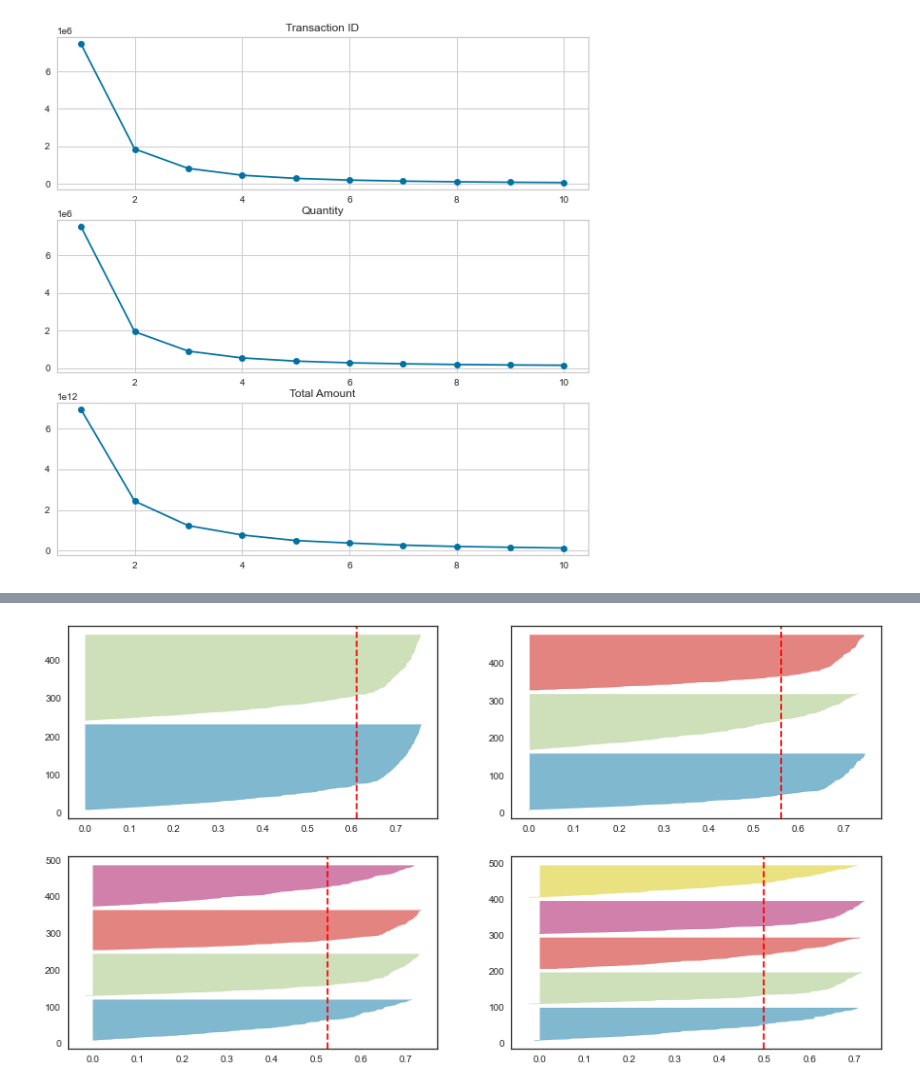
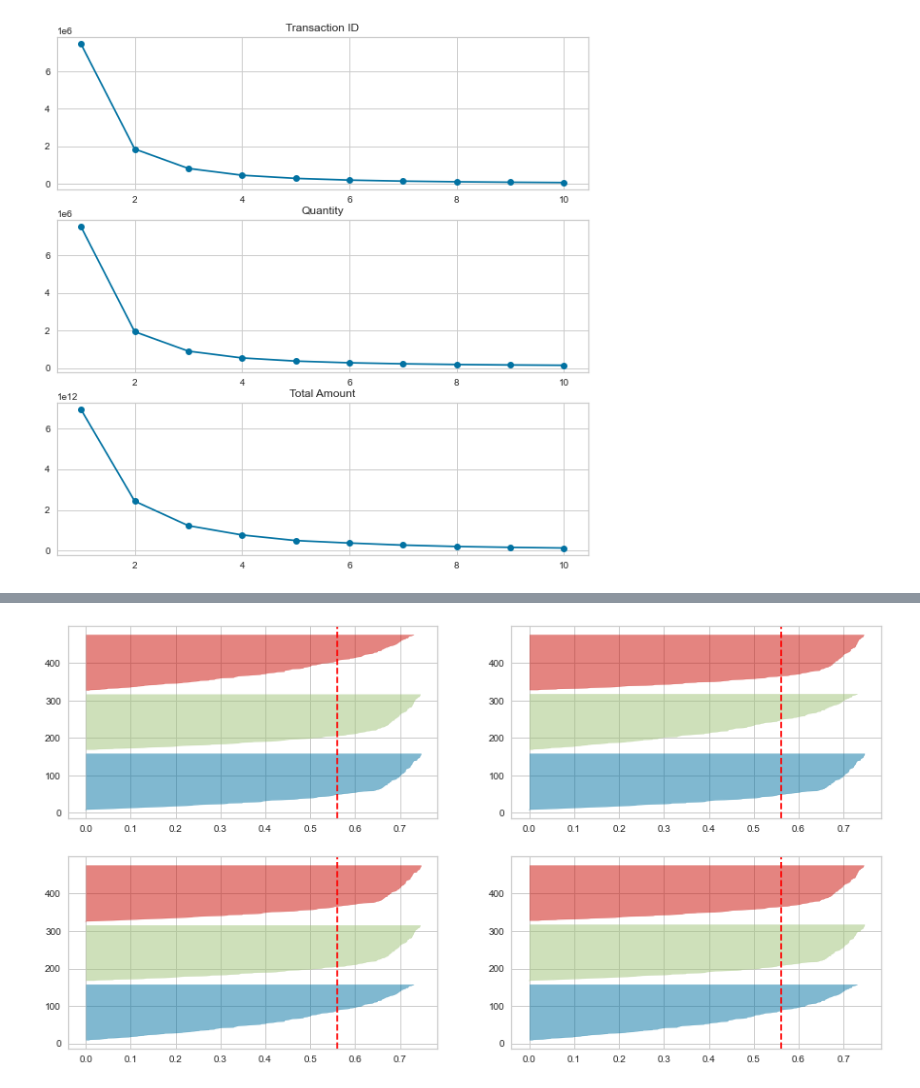
Before and after one commit to aslamfr/rakamin-data-science, a Jupyter notebook: case_kmeans.ipynb, the cells around one changed output, grey strips where cells are left out. Cells and saved outputs as stored; diff of their text form; code cells hidden in the pictures.

```diff
--- a/case_kmeans.ipynb
+++ b/case_kmeans.ipynb
@@ -93,13 +93,11 @@ Text(0.5, 1.0, 'Total Amount')
 [figure]
 # %%
 # Silhouete score to further find the best number of cluster
-
-from yellowbrick.cluster import SilhouetteVisualizer
 
 # Silhouete score for CustomerID and TransactionID
 fig, ax = plt.subplots(2, 2, figsize=(15,8))
 for i in range (2,6):
-    km = KMeans(n_clusters=i, init='k-means++', n_init=10, max_iter=100, random_state=42)
+    km = KMeans(n_clusters=3, init="random", n_init=10)
     q, mod = divmod(i, 2)
     visualizer = SilhouetteVisualizer(km, colors='yellowbrick', ax=ax[q-1][mod])
     visualizer.fit(d1)
@@ -108,13 +106,13 @@ for i in range (2,6):
 # %%
 # Silhouete score for CustomerID and Qty
 fig, ax = plt.subplots(2, 2, figsize=(15,8))
 for i in range (2,6):
-    km = KMeans(n_clusters=i, init='k-means++', n_init=10, max_iter=100, random_state=42)
+    km = KMeans(n_clusters=3, init="random", n_init=10)
     q, mod = divmod(i, 2)
     visualizer = SilhouetteVisualizer(km, colors='yellowbrick', ax=ax[q-1][mod])
     visualizer.fit(d2)
 # %% [output]
-[figure, old version]
+[figure, new version]
 # %%
 # Silhouete score for CustomerID and TotalAmount
 
```
Also changed, not shown: parts of 9 cells of this notebook.
